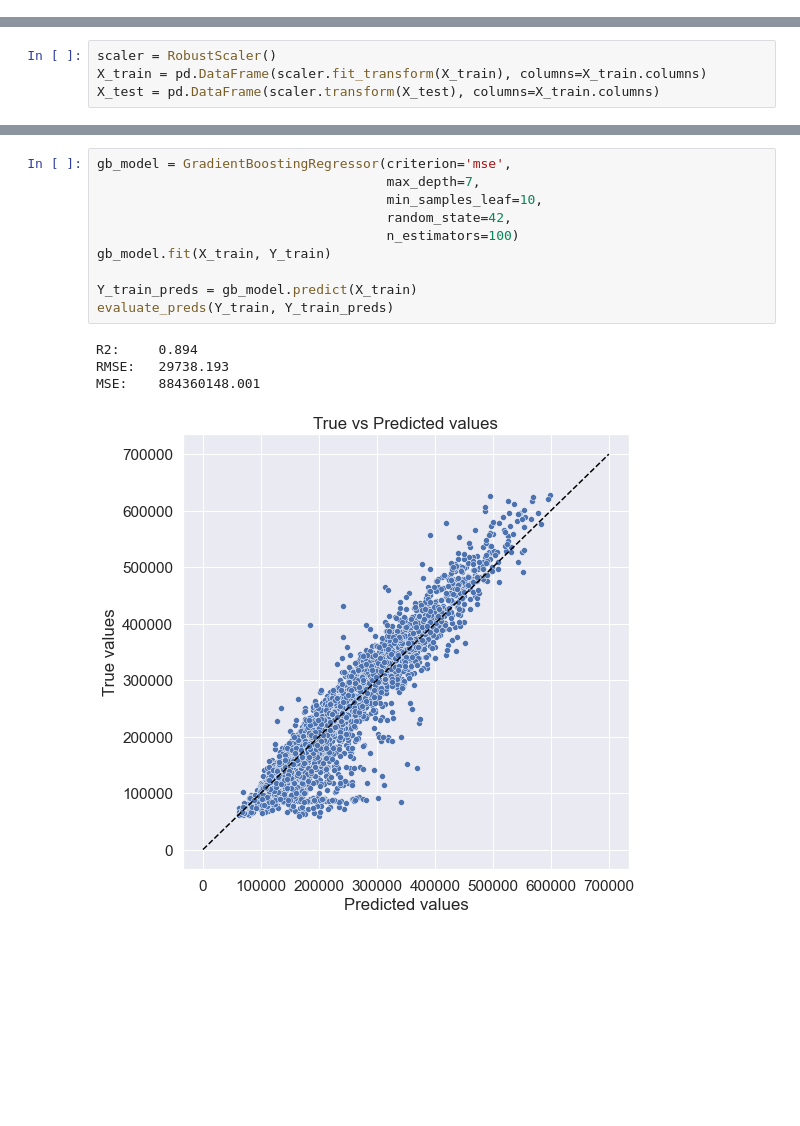
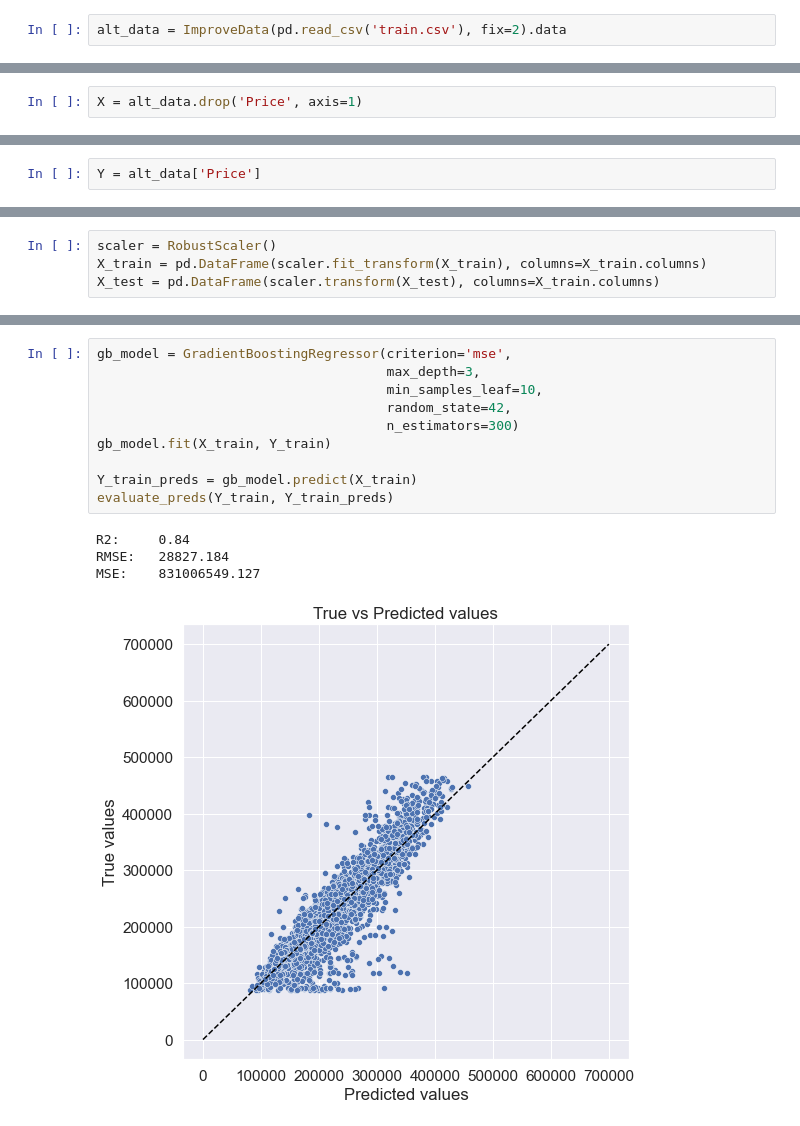
Before and after one commit to Anbionchik/Git_brain_lessons, a Jupyter notebook: Python_libs/Course Work/Course_Work_Khlopkov.ipynb, the cells around one changed output, grey strips where cells are left out. Cells and saved outputs as stored; diff of their text form; blank space fills up the shorter version.

```diff
--- a/Python_libs/Course Work/Course_Work_Khlopkov.ipynb
+++ b/Python_libs/Course Work/Course_Work_Khlopkov.ipynb
@@ -214,0 +328,2 @@ data.loc[data['Healthcare_1'].isna(), 'Healthcare_1'] = data['Healthcare_1'].med
+# %%
+alt_data = ImproveData(pd.read_csv('train.csv'), fix=2).data
@@ -334,8 +479,12 @@ with open('init_prep_data', 'rb') as f:
     data = pickle.load(f)
 # %%
 X = data.drop('Price', axis=1)
+# %%
+X = alt_data.drop('Price', axis=1)
 # %%
 Y = data['Price']
+# %%
+Y = alt_data['Price']
 # %%
 X_train, X_test, Y_train, Y_test = train_test_split(X, Y, test_size=0.3, random_state=42)
 # %%
@@ -388,18 +537,18 @@ MSE:    4276278462.312
 # %%
 gb_model = GradientBoostingRegressor(criterion='mse',
-                                     max_depth=7,
+                                     max_depth=3,
                                      min_samples_leaf=10,
                                      random_state=42,
-                                     n_estimators=100)
+                                     n_estimators=300)
 gb_model.fit(X_train, Y_train)
 
 Y_train_preds = gb_model.predict(X_train)
 evaluate_preds(Y_train, Y_train_preds)
 # %% [output]
-R2:     0.894
-RMSE:   29738.193
-MSE:    884360148.001
+R2:     0.84
+RMSE:   28827.184
+MSE:    831006549.127
-[figure, old version]
+[figure, new version]
 # %%
 Y_test_preds = gb_model.predict(X_test)
 evaluate_preds(Y_test, Y_test_preds)
```
Also changed, not shown: parts of 28 cells of this notebook.
